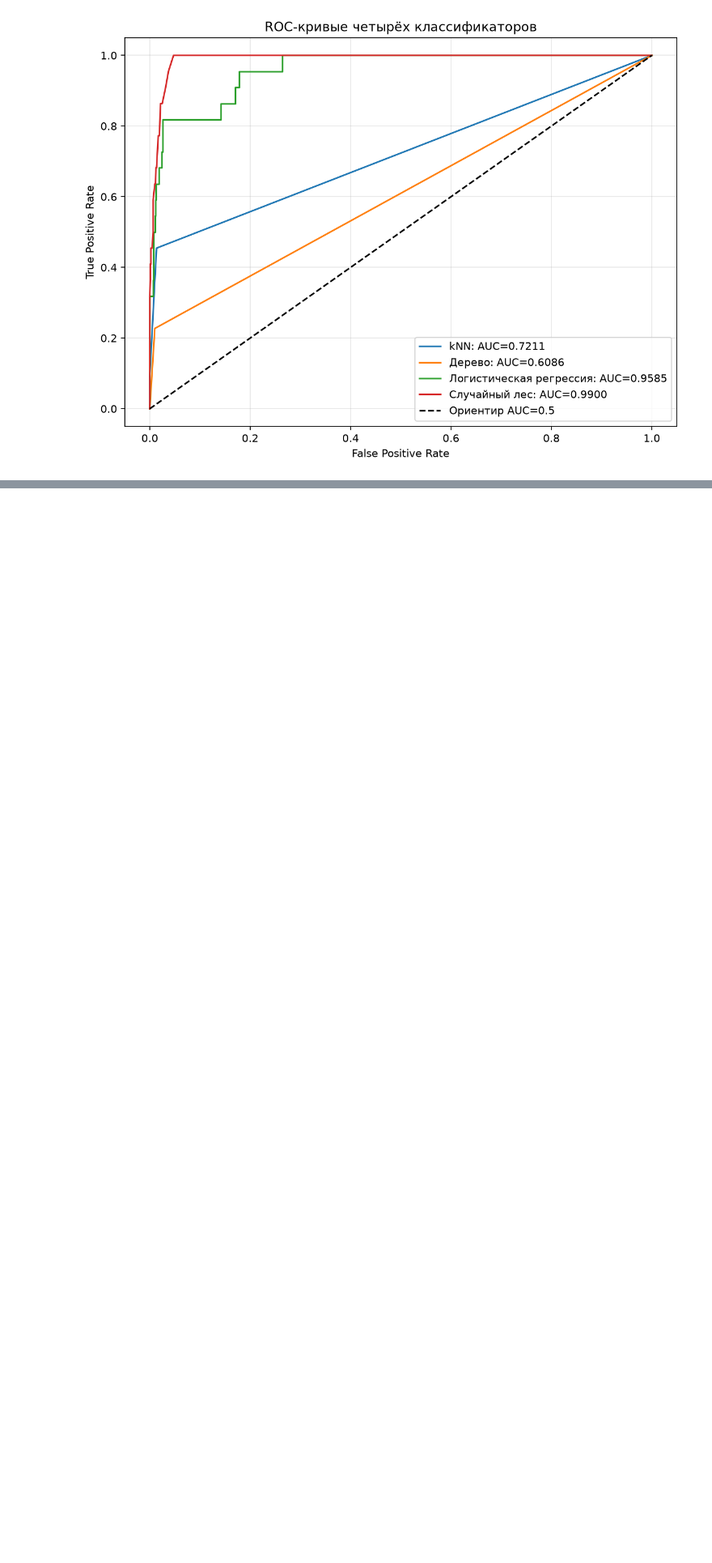
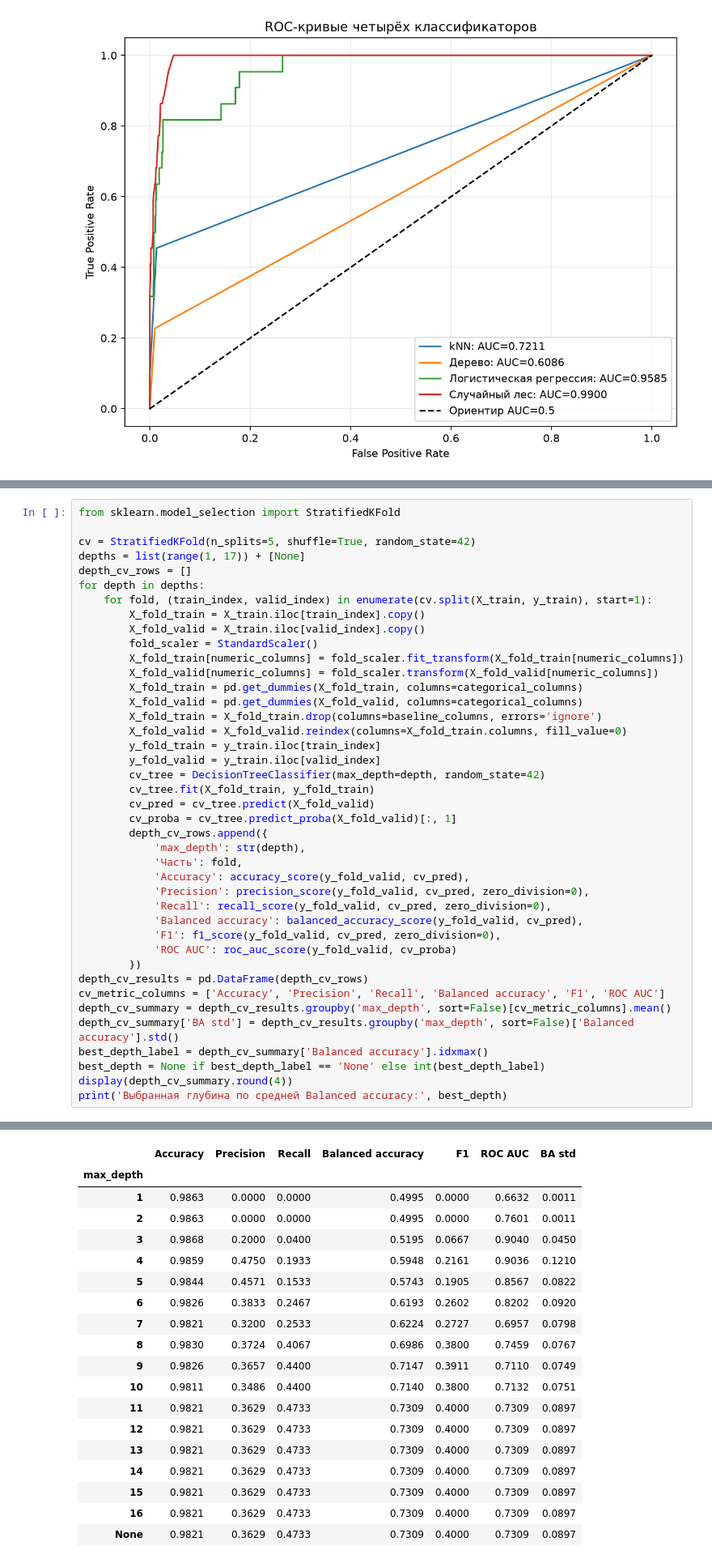
Before and after one commit to karinalien/lr5, a Jupyter notebook: lr5.ipynb, the cells around one changed output, grey strips where cells are left out. Shown at 81% size. Saved outputs shown, nothing was run; the diff lists cells and outputs as text; blank space fills up the shorter version.

```diff
--- a/lr5.ipynb
+++ b/lr5.ipynb
@@ -219,0 +230,42 @@ plt.show()
+# %%
+from sklearn.model_selection import StratifiedKFold
+
+cv = StratifiedKFold(n_splits=5, shuffle=True, random_state=42)
+depths = list(range(1, 17)) + [None]
+depth_cv_rows = []
+for depth in depths:
+    for fold, (train_index, valid_index) in enumerate(cv.split(X_train, y_train), start=1):
+        X_fold_train = X_train.iloc[train_index].copy()
+        X_fold_valid = X_train.iloc[valid_index].copy()
+        fold_scaler = StandardScaler()
+        X_fold_train[numeric_columns] = fold_scaler.fit_transform(X_fold_train[numeric_columns])
+        X_fold_valid[numeric_columns] = fold_scaler.transform(X_fold_valid[numeric_columns])
+        X_fold_train = pd.get_dummies(X_fold_train, columns=categorical_columns)
+        X_fold_valid = pd.get_dummies(X_fold_valid, columns=categorical_columns)
+        X_fold_train = X_fold_train.drop(columns=baseline_columns, errors='ignore')
+        X_fold_valid = X_fold_valid.reindex(columns=X_fold_train.columns, fill_value=0)
+        y_fold_train = y_train.iloc[train_index]
+        y_fold_valid = y_train.iloc[valid_index]
+        cv_tree = DecisionTreeClassifier(max_depth=depth, random_state=42)
+        cv_tree.fit(X_fold_train, y_fold_train)
+        cv_pred = cv_tree.predict(X_fold_valid)
+        cv_proba = cv_tree.predict_proba(X_fold_valid)[:, 1]
+        depth_cv_rows.append({
+            'max_depth': str(depth),
+            'Часть': fold,
+            'Accuracy': accuracy_score(y_fold_valid, cv_pred),
+            'Precision': precision_score(y_fold_valid, cv_pred, zero_division=0),
+            'Recall': recall_score(y_fold_valid, cv_pred, zero_division=0),
+            'Balanced accuracy': balanced_accuracy_score(y_fold_valid, cv_pred),
+            'F1': f1_score(y_fold_valid, cv_pred, zero_division=0),
+            'ROC AUC': roc_auc_score(y_fold_valid, cv_proba)
+        })
+depth_cv_results = pd.DataFrame(depth_cv_rows)
+cv_metric_columns = ['Accuracy', 'Precision', 'Recall', 'Balanced accuracy', 'F1', 'ROC AUC']
+depth_cv_summary = depth_cv_results.groupby('max_depth', sort=False)[cv_metric_columns].mean()
+depth_cv_summary['BA std'] = depth_cv_results.groupby('max_depth', sort=False)['Balanced accuracy'].std()
+best_depth_label = depth_cv_summary['Balanced accuracy'].idxmax()
+best_depth = None if best_depth_label == 'None' else int(best_depth_label)
+display(depth_cv_summary.round(4))
+print('Выбранная глубина по средней Balanced accuracy:', best_depth)
+# %% [output]
@@ -219,0 +273,19 @@ plt.show()
+|  | Accuracy | Precision | Recall | Balanced accuracy | F1 | ROC AUC | BA std |
+| max_depth |  |  |  |  |  |  |  |
+| 1 | 0.9863 | 0.0000 | 0.0000 | 0.4995 | 0.0000 | 0.6632 | 0.0011 |
+| 2 | 0.9863 | 0.0000 | 0.0000 | 0.4995 | 0.0000 | 0.7601 | 0.0011 |
+| 3 | 0.9868 | 0.2000 | 0.0400 | 0.5195 | 0.0667 | 0.9040 | 0.0450 |
+| 4 | 0.9859 | 0.4750 | 0.1933 | 0.5948 | 0.2161 | 0.9036 | 0.1210 |
+| 5 | 0.9844 | 0.4571 | 0.1533 | 0.5743 | 0.1905 | 0.8567 | 0.0822 |
+| 6 | 0.9826 | 0.3833 | 0.2467 | 0.6193 | 0.2602 | 0.8202 | 0.0920 |
+| 7 | 0.9821 | 0.3200 | 0.2533 | 0.6224 | 0.2727 | 0.6957 | 0.0798 |
+| 8 | 0.9830 | 0.3724 | 0.4067 | 0.6986 | 0.3800 | 0.7459 | 0.0767 |
+| 9 | 0.9826 | 0.3657 | 0.4400 | 0.7147 | 0.3911 | 0.7110 | 0.0749 |
+| 10 | 0.9811 | 0.3486 | 0.4400 | 0.7140 | 0.3800 | 0.7132 | 0.0751 |
+| 11 | 0.9821 | 0.3629 | 0.4733 | 0.7309 | 0.4000 | 0.7309 | 0.0897 |
+| 12 | 0.9821 | 0.3629 | 0.4733 | 0.7309 | 0.4000 | 0.7309 | 0.0897 |
+| 13 | 0.9821 | 0.3629 | 0.4733 | 0.7309 | 0.4000 | 0.7309 | 0.0897 |
+| 14 | 0.9821 | 0.3629 | 0.4733 | 0.7309 | 0.4000 | 0.7309 | 0.0897 |
+| 15 | 0.9821 | 0.3629 | 0.4733 | 0.7309 | 0.4000 | 0.7309 | 0.0897 |
+| 16 | 0.9821 | 0.3629 | 0.4733 | 0.7309 | 0.4000 | 0.7309 | 0.0897 |
+| None | 0.9821 | 0.3629 | 0.4733 | 0.7309 | 0.4000 | 0.7309 | 0.0897 |
```
Also changed, not shown: parts of 9 cells of this notebook, 3 other files.
